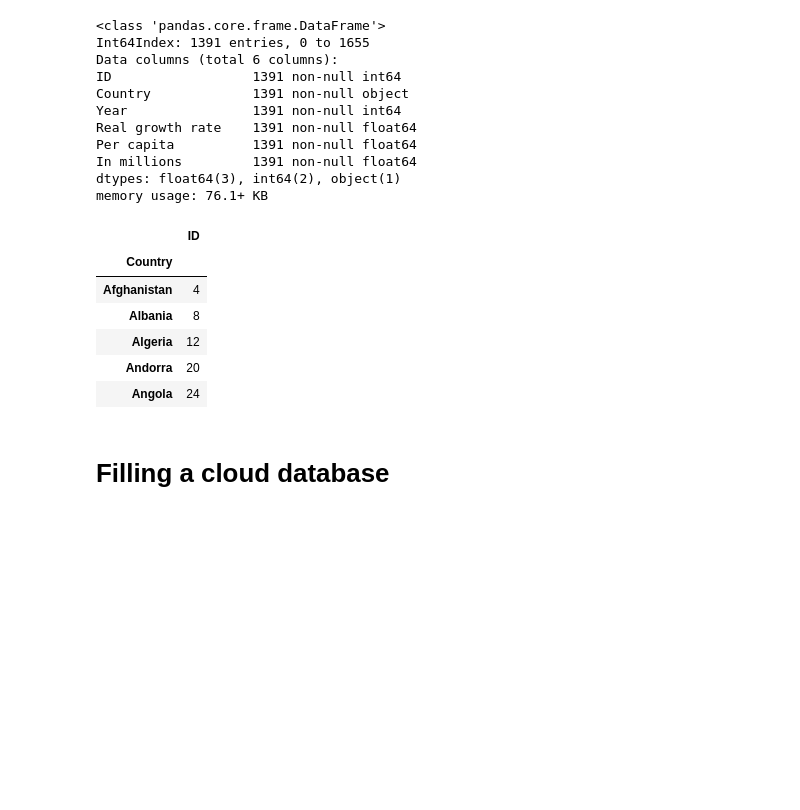
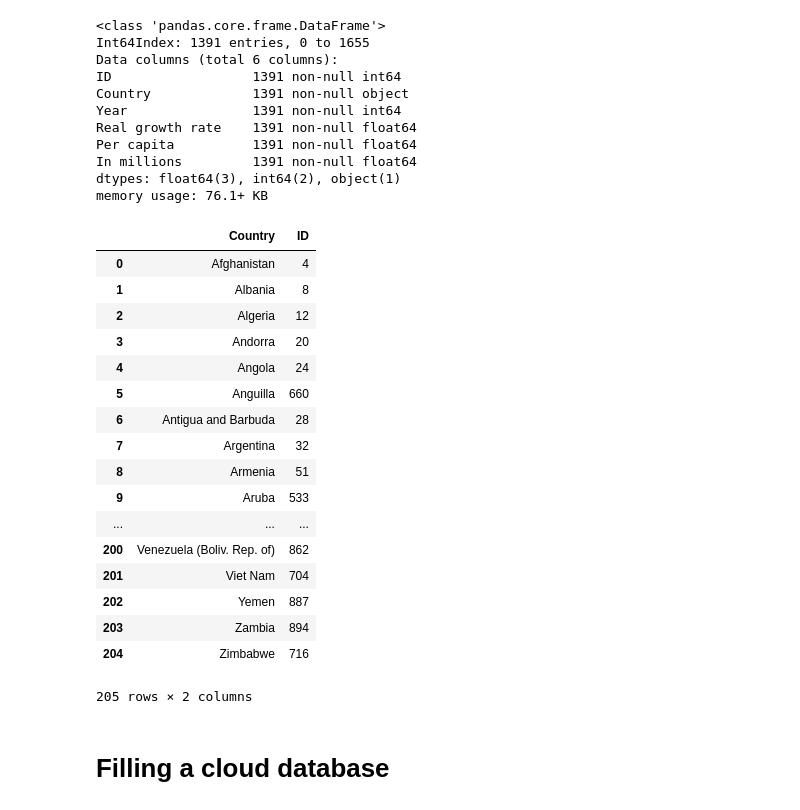
Before and after one commit to ta-data-bcn/Project-Week-5-Your-Own-Project, a Jupyter notebook: your-project/cleaning_data.ipynb, the cells around one changed output. Drawn from its saved outputs; the diff is of its cells as text; code cells hidden in the pictures; blank space fills up the shorter version.

```diff
--- a/your-project/cleaning_data.ipynb
+++ b/your-project/cleaning_data.ipynb
@@ -258,17 +258,28 @@ In millions         1391 non-null float64
 dtypes: float64(3), int64(2), object(1)
 memory usage: 76.1+ KB
 # %%
-countries_id = pd.DataFrame(gdp_final.groupby('Country').mean()['ID'])
+countries_id = pd.DataFrame(gdp_final.groupby('Country').mean()['ID']).reset_index()
 countries_id = countries_id.astype({'ID':'int64'})
-countries_id.head()
+countries_id
 # %% [output]
-|  | ID |
-| Country |  |
-| Afghanistan | 4 |
-| Albania | 8 |
-| Algeria | 12 |
-| Andorra | 20 |
-| Angola | 24 |
+|  | Country | ID |
+| 0 | Afghanistan | 4 |
+| 1 | Albania | 8 |
+| 2 | Algeria | 12 |
+| 3 | Andorra | 20 |
+| 4 | Angola | 24 |
+| 5 | Anguilla | 660 |
+| 6 | Antigua and Barbuda | 28 |
+| 7 | Argentina | 32 |
+| 8 | Armenia | 51 |
+| 9 | Aruba | 533 |
+| ... | ... | ... |
+| 200 | Venezuela (Boliv. Rep. of) | 862 |
+| 201 | Viet Nam | 704 |
+| 202 | Yemen | 887 |
+| 203 | Zambia | 894 |
+| 204 | Zimbabwe | 716 |
+205 rows × 2 columns
 # %%
 gdp_final.drop('Country', axis=1, inplace=True)
 co2_final.drop('Country', axis=1, inplace=True)
```
Also changed, not shown: parts of 1 cell of this notebook, 1 other file.
